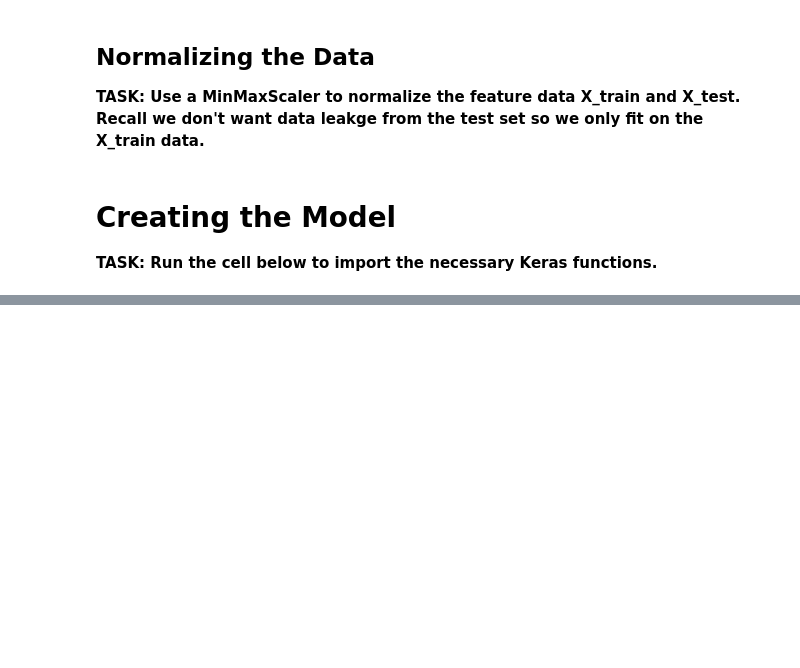
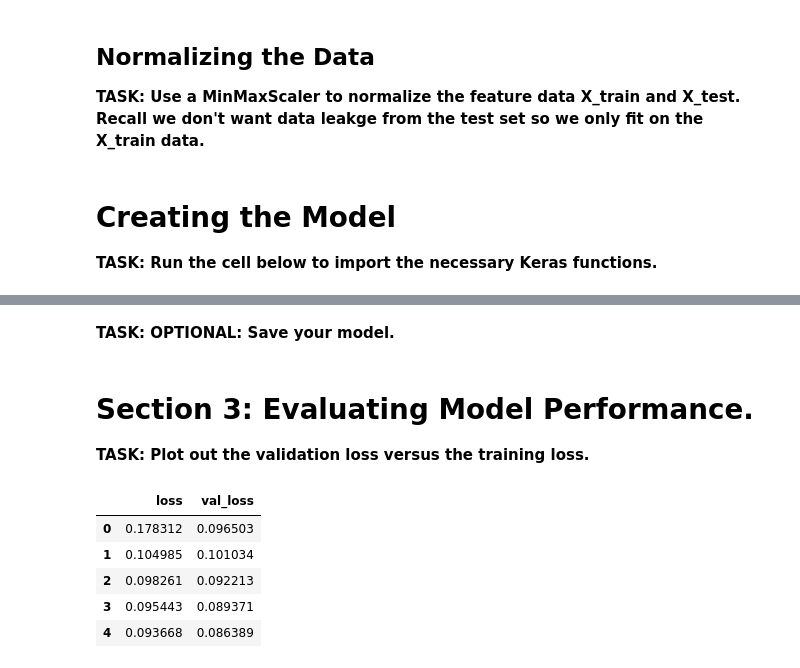
Before and after one commit to GkouskosV/Python-for-Data-Science-and-Machine-Learning-Bootcamp, a Jupyter notebook: Deep_Learning_Sections/Keras_LendingClub_API_Project.ipynb, the cells around one changed output, grey strips where cells are left out. Cells and saved outputs as stored; diff of their text form; code cells hidden in the pictures; blank space fills up the shorter version.

```diff
--- a/Deep_Learning_Sections/Keras_LendingClub_API_Project.ipynb
+++ b/Deep_Learning_Sections/Keras_LendingClub_API_Project.ipynb
@@ -1111,0 +1164,2 @@ X_test = scaler.transform(X_test)
+# %% [markdown]
+**TASK: OPTIONAL: Save your model.**
@@ -1111,0 +1168,14 @@ X_test = scaler.transform(X_test)
+# %% [markdown]
+# Section 3: Evaluating Model Performance.
+
+**TASK: Plot out the validation loss versus the training loss.**
+# %%
+losses = pd.DataFrame(model.history.history)
+losses.head()
+# %% [output]
+|  | loss | val_loss |
+| 0 | 0.178312 | 0.096503 |
+| 1 | 0.104985 | 0.101034 |
+| 2 | 0.098261 | 0.092213 |
+| 3 | 0.095443 | 0.089371 |
+| 4 | 0.093668 | 0.086389 |
```
Also changed, not shown: parts of 10 cells of this notebook, 1 other file.
